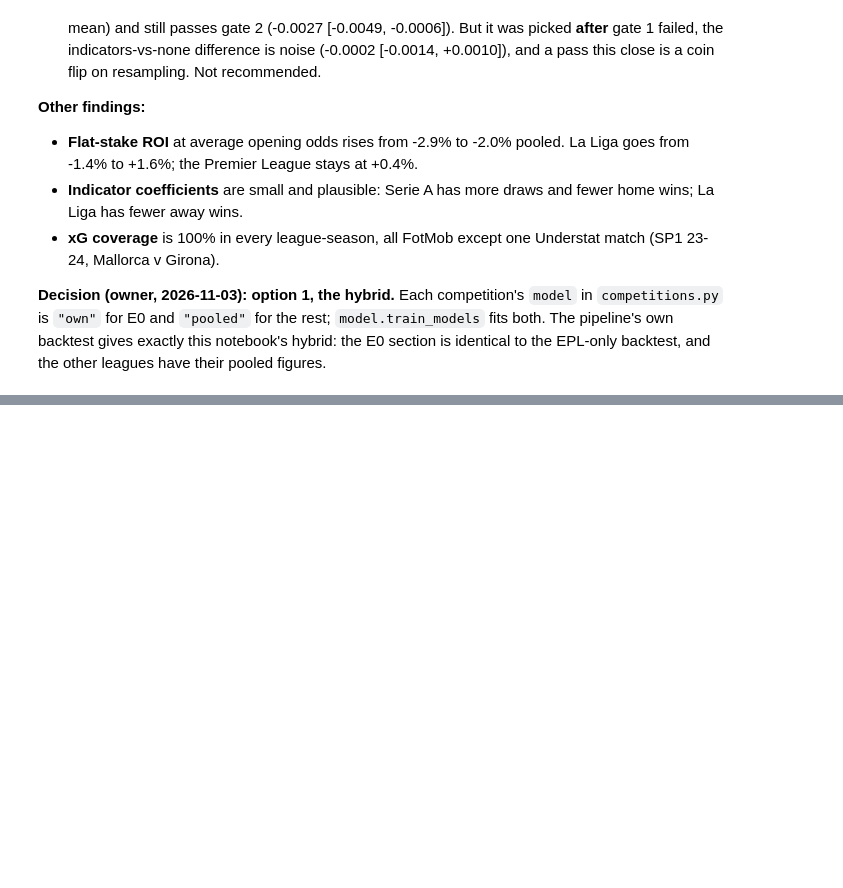
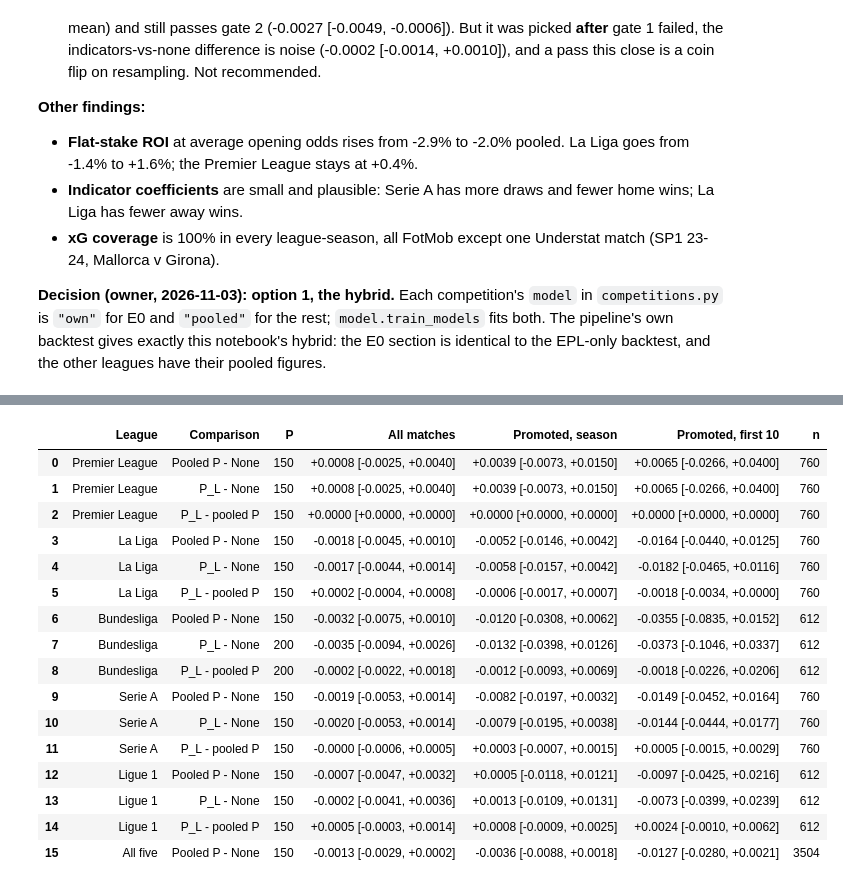
Before and after one commit to hphillips9/football-analysis, a Jupyter notebook: notebooks/20_multileague_pipeline.ipynb, the cells around one changed output, grey strips where cells are left out. Saved outputs shown, nothing was run; the diff lists cells and outputs as text; code cells hidden in the pictures; blank space fills up the shorter version.

```diff
--- a/notebooks/20_multileague_pipeline.ipynb
+++ b/notebooks/20_multileague_pipeline.ipynb
@@ -418,0 +510,20 @@ backtest, and the other leagues have their pooled figures.
+# %%
+def season_loss(name, frame):
+    return log_loss(frame["FTR"], runs[name].loc[frame.index][LABELS], labels=LABELS)
+
+
+tune_all = matches[matches["Season"].isin(TUNE)]
+tune_table = {"All five": {name: season_loss(name, tune_all) for name in ["None"] + [f"P={p} all" for p in P_GRID]}}
+for div in DIVS:
+    frame = tune_all[tune_all["Div"] == div]
+    tune_table[NAMES[div]] = {name: season_loss(name, frame) for name in ["None"] + [f"P={p} {div}" for p in P_GRID]}
+
+pooled_p = min(P_GRID, key=lambda p: tune_table["All five"][f"P={p} all"])
+league_p = {div: min(P_GRID, key=lambda p: tune_table[NAMES[div]][f"P={p} {div}"]) for div in DIVS}
+
+print(f"Pooled choice: P = {pooled_p}")
+print("Per-league choices:", {div: p for div, p in league_p.items()})
+pd.DataFrame({
+    league: {("None" if k == "None" else k.split()[0]): v for k, v in row.items()}
+    for league, row in tune_table.items()
+}).T.round(4)
@@ -418,0 +542,71 @@ backtest, and the other leagues have their pooled figures.
+# %%
+report = matches[matches["Season"].isin(REPORT)]
+
+
+def diff_ci(candidate, reference, frame):
+    y = frame["FTR"].to_numpy()
+    diff = (
+        per_match_log_loss(y, runs[candidate].loc[frame.index][LABELS].to_numpy(), LABELS)
+        - per_match_log_loss(y, runs[reference].loc[frame.index][LABELS].to_numpy(), LABELS)
+    )
+    result = paired_bootstrap(diff)
+    return result["mean"], result["ci"]
+
+
+def fmt(mean, ci):
+    return f"{mean:+.4f} [{ci[0]:+.4f}, {ci[1]:+.4f}]"
+
+
+rows, decisions = [], {}
+pooled_name = f"P={pooled_p} all"
+
+for div in DIVS + ["All"]:
+    frame = report if div == "All" else report[report["Div"] == div]
+    league_name = None if div == "All" else f"P={league_p[div]} {div}"
+
+    comparisons = [("Pooled P - None", pooled_name, "None")]
+    if league_name:
+        comparisons += [("P_L - None", league_name, "None"), ("P_L - pooled P", league_name, pooled_name)]
+
+    for label, candidate, reference in comparisons:
+        row = {"League": NAMES.get(div, "All five"), "Comparison": label,
+               "P": pooled_p if candidate == pooled_name else league_p.get(div)}
+        for subset, mask in [("All matches", slice(None)), ("Promoted, season", frame["Promoted"]),
+                             ("Promoted, first 10", frame["PromotedFirst10"])]:
+            part = frame[mask]
+            mean, ci = diff_ci(candidate, reference, part)
+            row[subset] = fmt(mean, ci)
+            if subset == "All matches":
+                row["_ci"] = ci
+        row["n"] = len(frame)
+        rows.append(row)
+
+    if div != "All":
+        by = {r["Comparison"]: r["_ci"] for r in rows if r["League"] == NAMES[div]}
+        if better(by["P_L - None"]) and better(by["P_L - pooled P"]):
+            decisions[div] = LEAGUE_BASE_ELO - league_p[div]
+        elif better(by["Pooled P - None"]):
+            decisions[div] = LEAGUE_BASE_ELO - pooled_p
+        else:
+            decisions[div] = None
+
+results = pd.DataFrame(rows).drop(columns="_ci")
+results
+# %% [output]
+|  | League | Comparison | P | All matches | Promoted, season | Promoted, first 10 | n |
+| 0 | Premier League | Pooled P - None | 150 | +0.0008 [-0.0025, +0.0040] | +0.0039 [-0.0073, +0.0150] | +0.0065 [-0.0266, +0.0400] | 760 |
+| 1 | Premier League | P_L - None | 150 | +0.0008 [-0.0025, +0.0040] | +0.0039 [-0.0073, +0.0150] | +0.0065 [-0.0266, +0.0400] | 760 |
+| 2 | Premier League | P_L - pooled P | 150 | +0.0000 [+0.0000, +0.0000] | +0.0000 [+0.0000, +0.0000] | +0.0000 [+0.0000, +0.0000] | 760 |
+| 3 | La Liga | Pooled P - None | 150 | -0.0018 [-0.0045, +0.0010] | -0.0052 [-0.0146, +0.0042] | -0.0164 [-0.0440, +0.0125] | 760 |
+| 4 | La Liga | P_L - None | 150 | -0.0017 [-0.0044, +0.0014] | -0.0058 [-0.0157, +0.0042] | -0.0182 [-0.0465, +0.0116] | 760 |
+| 5 | La Liga | P_L - pooled P | 150 | +0.0002 [-0.0004, +0.0008] | -0.0006 [-0.0017, +0.0007] | -0.0018 [-0.0034, +0.0000] | 760 |
+| 6 | Bundesliga | Pooled P - None | 150 | -0.0032 [-0.0075, +0.0010] | -0.0120 [-0.0308, +0.0062] | -0.0355 [-0.0835, +0.0152] | 612 |
+| 7 | Bundesliga | P_L - None | 200 | -0.0035 [-0.0094, +0.0026] | -0.0132 [-0.0398, +0.0126] | -0.0373 [-0.1046, +0.0337] | 612 |
+| 8 | Bundesliga | P_L - pooled P | 200 | -0.0002 [-0.0022, +0.0018] | -0.0012 [-0.0093, +0.0069] | -0.0018 [-0.0226, +0.0206] | 612 |
+| 9 | Serie A | Pooled P - None | 150 | -0.0019 [-0.0053, +0.0014] | -0.0082 [-0.0197, +0.0032] | -0.0149 [-0.0452, +0.0164] | 760 |
+| 10 | Serie A | P_L - None | 150 | -0.0020 [-0.0053, +0.0014] | -0.0079 [-0.0195, +0.0038] | -0.0144 [-0.0444, +0.0177] | 760 |
+| 11 | Serie A | P_L - pooled P | 150 | -0.0000 [-0.0006, +0.0005] | +0.0003 [-0.0007, +0.0015] | +0.0005 [-0.0015, +0.0029] | 760 |
+| 12 | Ligue 1 | Pooled P - None | 150 | -0.0007 [-0.0047, +0.0032] | +0.0005 [-0.0118, +0.0121] | -0.0097 [-0.0425, +0.0216] | 612 |
+| 13 | Ligue 1 | P_L - None | 150 | -0.0002 [-0.0041, +0.0036] | +0.0013 [-0.0109, +0.0131] | -0.0073 [-0.0399, +0.0239] | 612 |
+| 14 | Ligue 1 | P_L - pooled P | 150 | +0.0005 [-0.0003, +0.0014] | +0.0008 [-0.0009, +0.0025] | +0.0024 [-0.0010, +0.0062] | 612 |
+| 15 | All five | Pooled P - None | 150 | -0.0013 [-0.0029, +0.0002] | -0.0036 [-0.0088, +0.0018] | -0.0127 [-0.0280, +0.0021] | 3504 |
```
Also changed, not shown: parts of 8 cells of this notebook, 3 other files.
